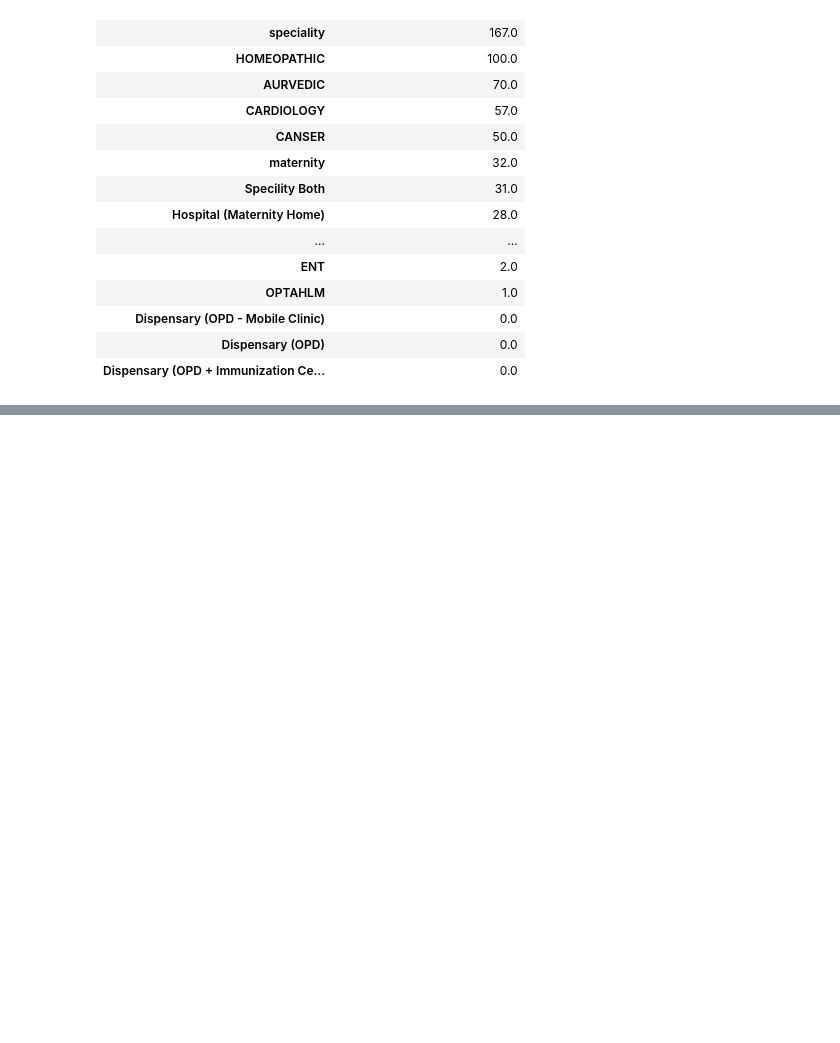
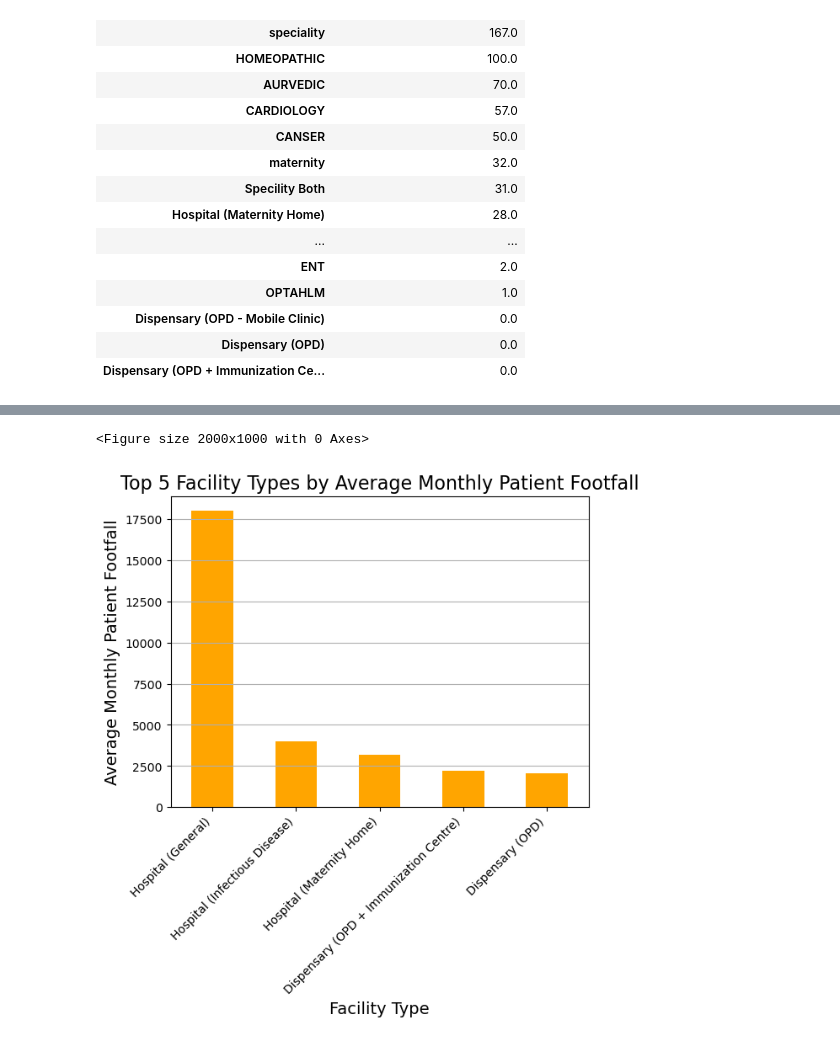
Before and after one commit to Ivy-Chemtai/Hospital_bed_occupancy_Analysis, a Jupyter notebook: E.D.A.ipynb, the cells around one changed output, grey strips where cells are left out. Cells and saved outputs as stored; diff of their text form; code cells hidden in the pictures; blank space fills up the shorter version.

```diff
--- a/E.D.A.ipynb
+++ b/E.D.A.ipynb
@@ -71,0 +83,19 @@ top5=avg_beds_by_types.sort_values(by="Number of Beds in facility type", ascendi
+# %%
+
+df["Average Monthly Patient Footfall"] = (
+    df["Average Monthly Patient Footfall"]
+    .replace(["N.A.", "NA", "n.a.", "N/A"], np.nan)   # handle text "N.A."
+)
+
+df["Average Monthly Patient Footfall"] = pd.to_numeric(
+    df["Average Monthly Patient Footfall"], errors="coerce"
+)
+
+
+avg_footfall_by_type = df.pivot_table(
+    values="Average Monthly Patient Footfall",
+    index="Type  (Hospital / Nursing Home / Lab)",
+    aggfunc="mean"
+).round(0)
+
+print(avg_footfall_by_type)
@@ -71,0 +111,12 @@ top5=avg_beds_by_types.sort_values(by="Number of Beds in facility type", ascendi
+# %%
+top5_footfall = avg_footfall_by_type.sort_values(by="Average Monthly Patient Footfall", ascending=False).head(5)
+plt.figure(figsize=(20,10))
+top5_footfall.plot(kind='bar', legend=False, color='orange')
+plt.title('Top 5 Facility Types by Average Monthly Patient Footfall', fontsize=16)
+plt.xlabel('Facility Type', fontsize=14)
+plt.ylabel('Average Monthly Patient Footfall', fontsize=14)
+plt.xticks(rotation=45,ha='right')
+plt.grid(axis='y')
+# %% [output]
+<Figure size 2000x1000 with 0 Axes>
+[figure, added]
```
Also changed, not shown: parts of 2 cells of this notebook, 2 other files.
